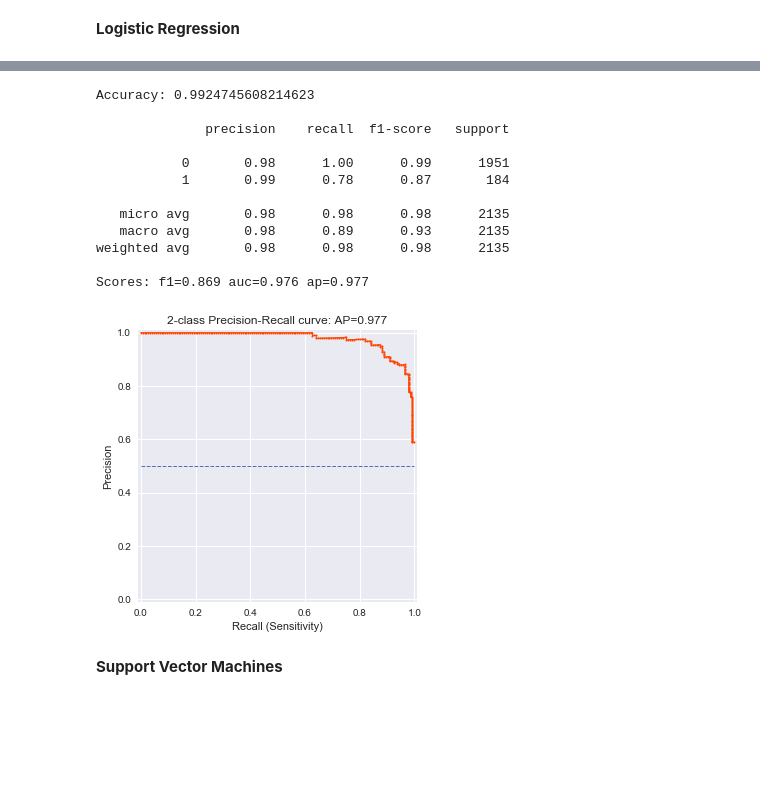
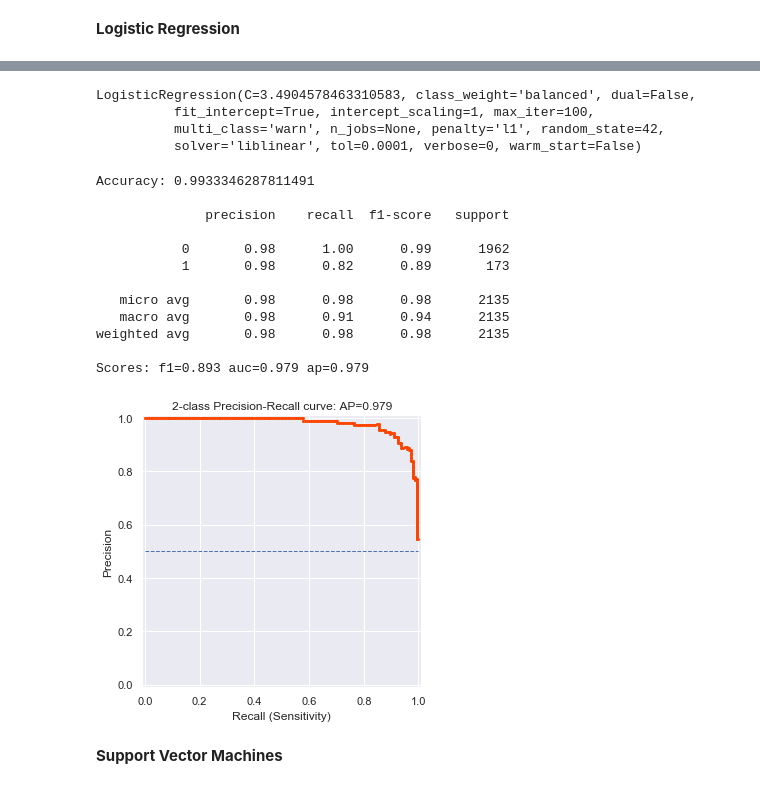
Before and after one commit to norbertstrzelecki/tour_de_pologne_top10, a Jupyter notebook: tdp_3_3_data_modeling.ipynb, the cells around one changed output, grey strips where cells are left out. Drawn from its saved outputs; the diff is of its cells as text; code cells hidden in the pictures; blank space fills up the shorter version.

```diff
--- a/tdp_3_3_data_modeling.ipynb
+++ b/tdp_3_3_data_modeling.ipynb
@@ -669,22 +665,29 @@ grid_lr.best_params_
+# %%
+grid_lr.best_estimator_
+# %% [output]
+LogisticRegression(C=3.4904578463310583, class_weight='balanced', dual=False,
+          fit_intercept=True, intercept_scaling=1, max_iter=100,
+          multi_class='warn', n_jobs=None, penalty='l1', random_state=42,
+          solver='liblinear', tol=0.0001, verbose=0, warm_start=False)
 # %%
 print('Accuracy: %s' % grid_lr.best_score_)
 print()
-print(classification_report(grid_lr.predict(X_test_cut), y_test))
-precission_recall_plot(grid_lr, X_test_cut)
+print(classification_report(grid_lr.best_estimator_.predict(X_test_cut), y_test))
+precission_recall_plot(grid_lr.best_estimator_, X_test_cut)
 # %% [output]
-Accuracy: 0.9924745608214623
+Accuracy: 0.9933346287811491
 
               precision    recall  f1-score   support
 
-           0       0.98      1.00      0.99      1951
-           1       0.99      0.78      0.87       184
+           0       0.98      1.00      0.99      1962
+           1       0.98      0.82      0.89       173
 
    micro avg       0.98      0.98      0.98      2135
-   macro avg       0.98      0.89      0.93      2135
+   macro avg       0.98      0.91      0.94      2135
 weighted avg       0.98      0.98      0.98      2135
 
-Scores: f1=0.869 auc=0.976 ap=0.977
+Scores: f1=0.893 auc=0.979 ap=0.979
-[figure, old version]
+[figure, new version]
 # %% [markdown]
 **Support Vector Machines**
 # %%
```
Also changed, not shown: parts of 35 cells of this notebook.
